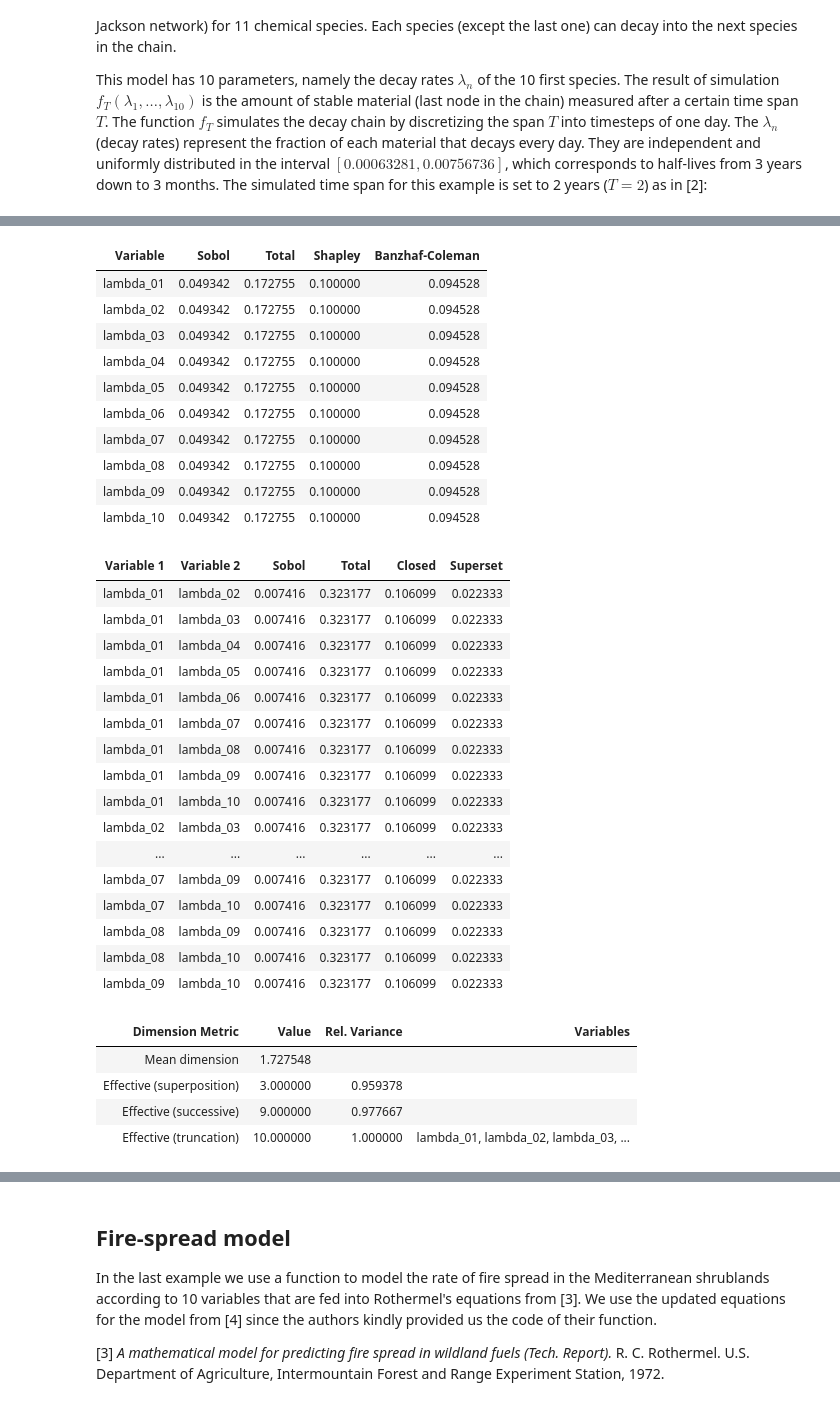
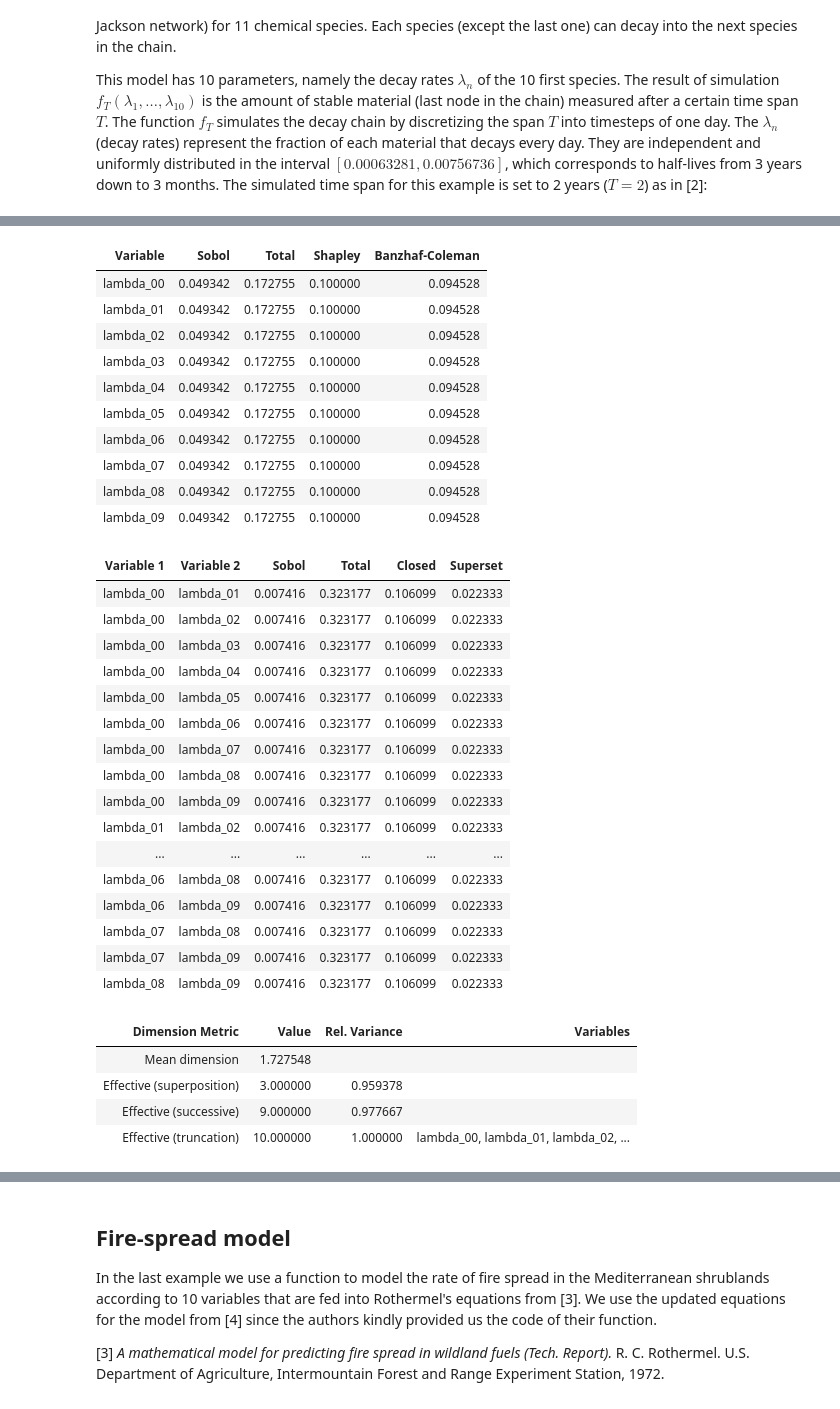
Before and after one commit to rballester/ttrecipes, a Jupyter notebook: examples/sensitivity_analysis/Sensitivity Analysis Examples.ipynb, the cells around one changed output, grey strips where cells are left out. Saved outputs shown, nothing was run; the diff lists cells and outputs as text; code cells hidden in the pictures.

Commit message:
Models and var_metrics refactoring with new axis definitions

```diff
--- a/examples/sensitivity_analysis/Sensitivity Analysis Examples.ipynb
+++ b/examples/sensitivity_analysis/Sensitivity Analysis Examples.ipynb
@@ -390,7 +397,7 @@ span = 2
 products = 10
 
 f_decay, axes_decay = tr.models.get_decay_poisson(
-    d=products, span=span, hl_range=(3.0 * (1 / 12.0), 3.0),
+    N=products, span=span, hl_range=(3.0 * (1 / 12.0), 3.0),
     time_step=1.0 / 365.0, name_tmpl='lambda_{:0>2}')
 pprint.pprint(axes_decay)
 
@@ -400,5 +407,5 @@ metrics = tr.sensitivity_analysis.var_metrics(
     max_order=max_order)
 
 display(HTML(tr.sensitivity_analysis.tabulate_metrics(
-    metrics, show_titles=False, tablefmt='html')))
+    metrics, show_titles=False, output_mode='string', tablefmt='html')))
 # %% [output]
@@ -419,39 +426,39 @@ display(HTML(tr.sensitivity_analysis.tabulate_metrics(
 =multifuncrs= sweep 2{1}, max_dy: 1.454e-07, erank: 6.37181
 
 -> Exporting results
 | Variable | Sobol | Total | Shapley | Banzhaf-Coleman |
+| lambda_00 | 0.049342 | 0.172755 | 0.100000 | 0.094528 |
 | lambda_01 | 0.049342 | 0.172755 | 0.100000 | 0.094528 |
 | lambda_02 | 0.049342 | 0.172755 | 0.100000 | 0.094528 |
 | lambda_03 | 0.049342 | 0.172755 | 0.100000 | 0.094528 |
 | lambda_04 | 0.049342 | 0.172755 | 0.100000 | 0.094528 |
 | lambda_05 | 0.049342 | 0.172755 | 0.100000 | 0.094528 |
 | lambda_06 | 0.049342 | 0.172755 | 0.100000 | 0.094528 |
 | lambda_07 | 0.049342 | 0.172755 | 0.100000 | 0.094528 |
 | lambda_08 | 0.049342 | 0.172755 | 0.100000 | 0.094528 |
 | lambda_09 | 0.049342 | 0.172755 | 0.100000 | 0.094528 |
-| lambda_10 | 0.049342 | 0.172755 | 0.100000 | 0.094528 |
 | Variable 1 | Variable 2 | Sobol | Total | Closed | Superset |
+| lambda_00 | lambda_01 | 0.007416 | 0.323177 | 0.106099 | 0.022333 |
+| lambda_00 | lambda_02 | 0.007416 | 0.323177 | 0.106099 | 0.022333 |
+| lambda_00 | lambda_03 | 0.007416 | 0.323177 | 0.106099 | 0.022333 |
+| lambda_00 | lambda_04 | 0.007416 | 0.323177 | 0.106099 | 0.022333 |
+| lambda_00 | lambda_05 | 0.007416 | 0.323177 | 0.106099 | 0.022333 |
+| lambda_00 | lambda_06 | 0.007416 | 0.323177 | 0.106099 | 0.022333 |
+| lambda_00 | lambda_07 | 0.007416 | 0.323177 | 0.106099 | 0.022333 |
+| lambda_00 | lambda_08 | 0.007416 | 0.323177 | 0.106099 | 0.022333 |
+| lambda_00 | lambda_09 | 0.007416 | 0.323177 | 0.106099 | 0.022333 |
 | lambda_01 | lambda_02 | 0.007416 | 0.323177 | 0.106099 | 0.022333 |
-| lambda_01 | lambda_03 | 0.007416 | 0.323177 | 0.106099 | 0.022333 |
-| lambda_01 | lambda_04 | 0.007416 | 0.323177 | 0.106099 | 0.022333 |
-| lambda_01 | lambda_05 | 0.007416 | 0.323177 | 0.106099 | 0.022333 |
-| lambda_01 | lambda_06 | 0.007416 | 0.323177 | 0.106099 | 0.022333 |
-| lambda_01 | lambda_07 | 0.007416 | 0.323177 | 0.106099 | 0.022333 |
-| lambda_01 | lambda_08 | 0.007416 | 0.323177 | 0.106099 | 0.022333 |
-| lambda_01 | lambda_09 | 0.007416 | 0.323177 | 0.106099 | 0.022333 |
-| lambda_01 | lambda_10 | 0.007416 | 0.323177 | 0.106099 | 0.022333 |
-| lambda_02 | lambda_03 | 0.007416 | 0.323177 | 0.106099 | 0.022333 |
 | ... | ... | ... | ... | ... | ... |
+| lambda_06 | lambda_08 | 0.007416 | 0.323177 | 0.106099 | 0.022333 |
+| lambda_06 | lambda_09 | 0.007416 | 0.323177 | 0.106099 | 0.022333 |
+| lambda_07 | lambda_08 | 0.007416 | 0.323177 | 0.106099 | 0.022333 |
 | lambda_07 | lambda_09 | 0.007416 | 0.323177 | 0.106099 | 0.022333 |
-| lambda_07 | lambda_10 | 0.007416 | 0.323177 | 0.106099 | 0.022333 |
 | lambda_08 | lambda_09 | 0.007416 | 0.323177 | 0.106099 | 0.022333 |
-| lambda_08 | lambda_10 | 0.007416 | 0.323177 | 0.106099 | 0.022333 |
-| lambda_09 | lambda_10 | 0.007416 | 0.323177 | 0.106099 | 0.022333 |
 | Dimension Metric | Value | Rel. Variance | Variables |
 | Mean dimension | 1.727548 |  |  |
 | Effective (superposition) | 3.000000 | 0.959378 |  |
 | Effective (successive) | 9.000000 | 0.977667 |  |
-| Effective (truncation) | 10.000000 | 1.000000 | lambda_01, lambda_02, lambda_03, ... |
+| Effective (truncation) | 10.000000 | 1.000000 | lambda_00, lambda_01, lambda_02, ... |
 | Order | Rel. Variance | Cumul. Variance |
 | 1 | 0.493417 | 0.493417 |
 | 2 | 0.333721 | 0.827138 |
```
Also changed, not shown: parts of 16 cells of this notebook, 7 other files.
